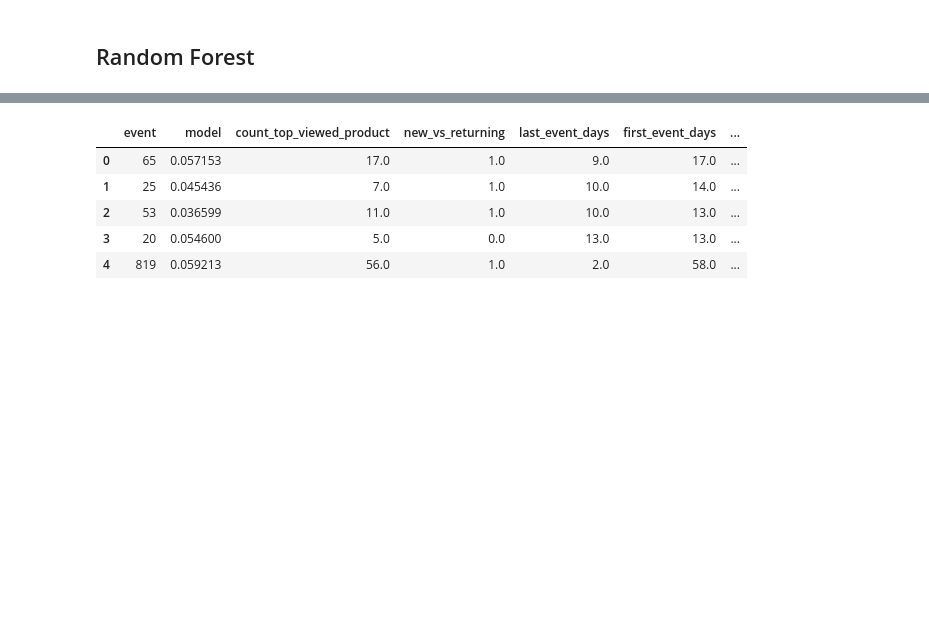
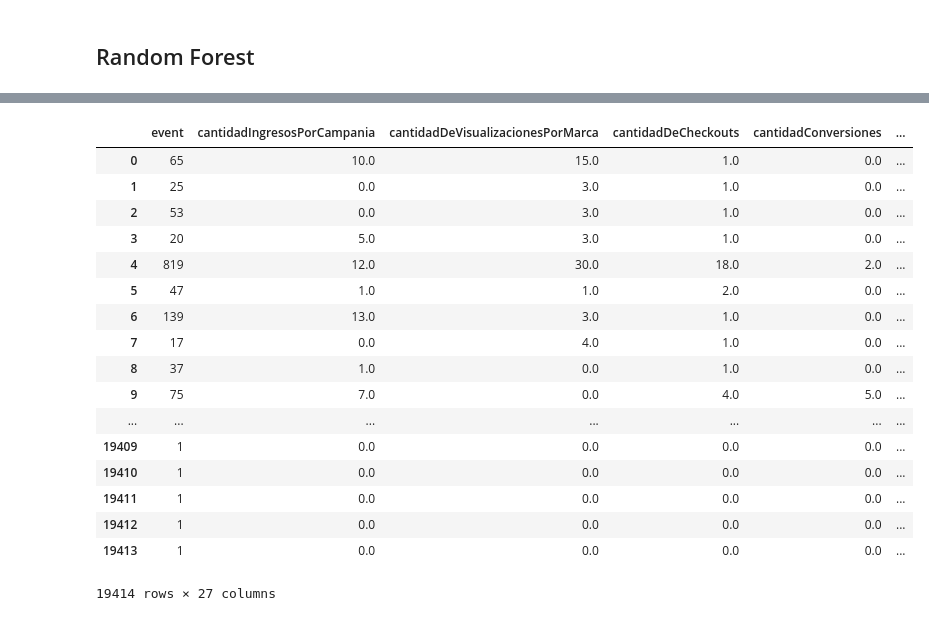
Before and after one commit to bauticanavese/Datos-Tps, a Jupyter notebook: TP2/calculos/RandomForest.ipynb, the cells around one changed output, grey strips where cells are left out. Drawn from its saved outputs; the diff is of its cells as text; code cells hidden in the pictures; blank space fills up the shorter version.

```diff
--- a/TP2/calculos/RandomForest.ipynb
+++ b/TP2/calculos/RandomForest.ipynb
@@ -198,9 +115,21 @@ Variable: new_vs_returning     Importance: 0.0115052
 # %%
-training.head()
+training
 # %% [output]
-|  | event | model | count_top_viewed_product | new_vs_returning | last_event_days | first_event_days | ... |
-| 0 | 65 | 0.057153 | 17.0 | 1.0 | 9.0 | 17.0 | ... |
-| 1 | 25 | 0.045436 | 7.0 | 1.0 | 10.0 | 14.0 | ... |
-| 2 | 53 | 0.036599 | 11.0 | 1.0 | 10.0 | 13.0 | ... |
-| 3 | 20 | 0.054600 | 5.0 | 0.0 | 13.0 | 13.0 | ... |
-| 4 | 819 | 0.059213 | 56.0 | 1.0 | 2.0 | 58.0 | ... |
+|  | event | cantidadIngresosPorCampania | cantidadDeVisualizacionesPorMarca | cantidadDeCheckouts | cantidadConversiones | ... |
+| 0 | 65 | 10.0 | 15.0 | 1.0 | 0.0 | ... |
+| 1 | 25 | 0.0 | 3.0 | 1.0 | 0.0 | ... |
+| 2 | 53 | 0.0 | 3.0 | 1.0 | 0.0 | ... |
+| 3 | 20 | 5.0 | 3.0 | 1.0 | 0.0 | ... |
+| 4 | 819 | 12.0 | 30.0 | 18.0 | 2.0 | ... |
+| 5 | 47 | 1.0 | 1.0 | 2.0 | 0.0 | ... |
+| 6 | 139 | 13.0 | 3.0 | 1.0 | 0.0 | ... |
+| 7 | 17 | 0.0 | 4.0 | 1.0 | 0.0 | ... |
+| 8 | 37 | 1.0 | 0.0 | 1.0 | 0.0 | ... |
+| 9 | 75 | 7.0 | 0.0 | 4.0 | 5.0 | ... |
+| ... | ... | ... | ... | ... | ... | ... |
+| 19409 | 1 | 0.0 | 0.0 | 0.0 | 0.0 | ... |
+| 19410 | 1 | 0.0 | 0.0 | 0.0 | 0.0 | ... |
+| 19411 | 1 | 0.0 | 0.0 | 0.0 | 0.0 | ... |
+| 19412 | 1 | 0.0 | 0.0 | 0.0 | 0.0 | ... |
+| 19413 | 1 | 0.0 | 0.0 | 0.0 | 0.0 | ... |
+19414 rows × 27 columns
```
Also changed, not shown: parts of 9 cells of this notebook, 3 other files.
